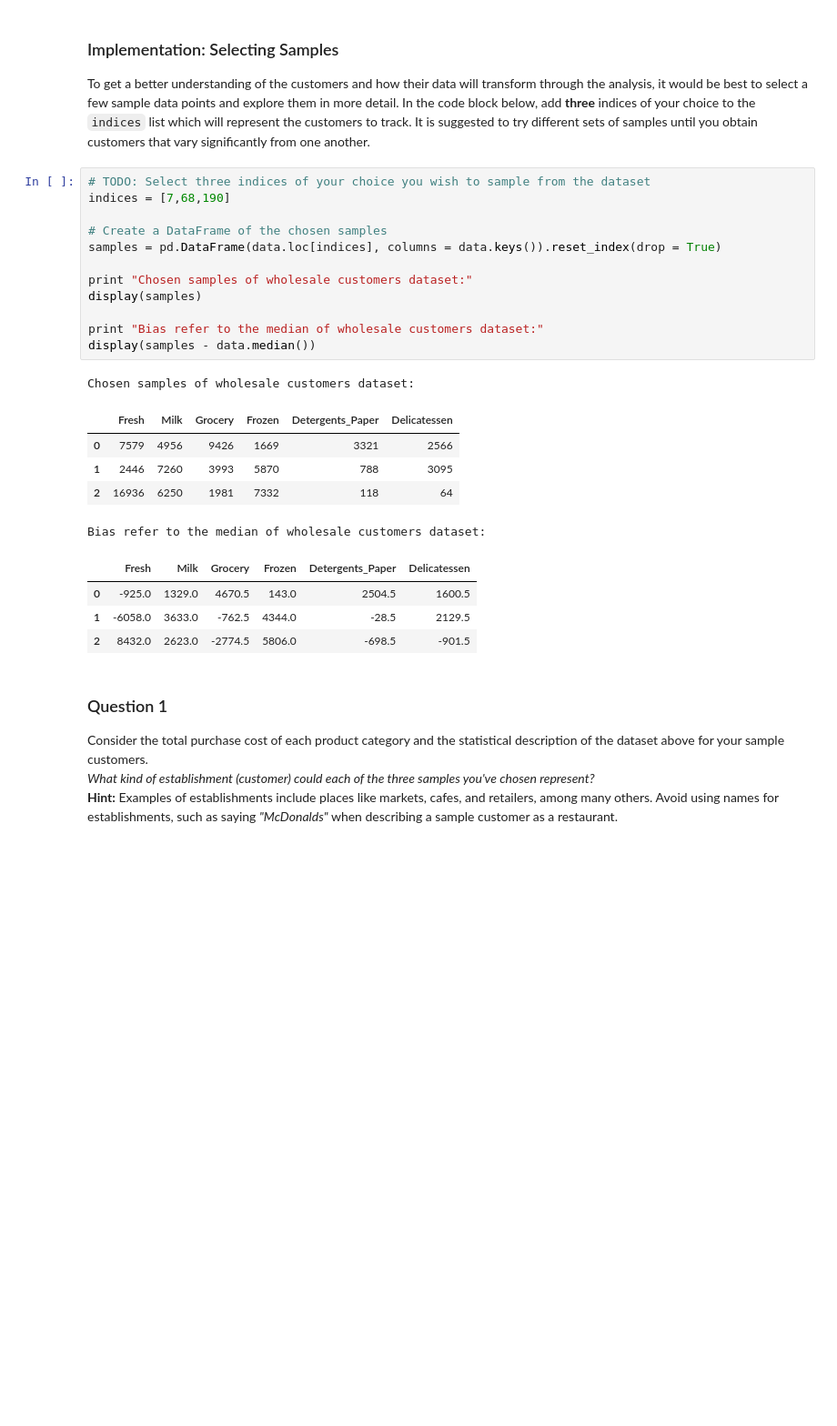
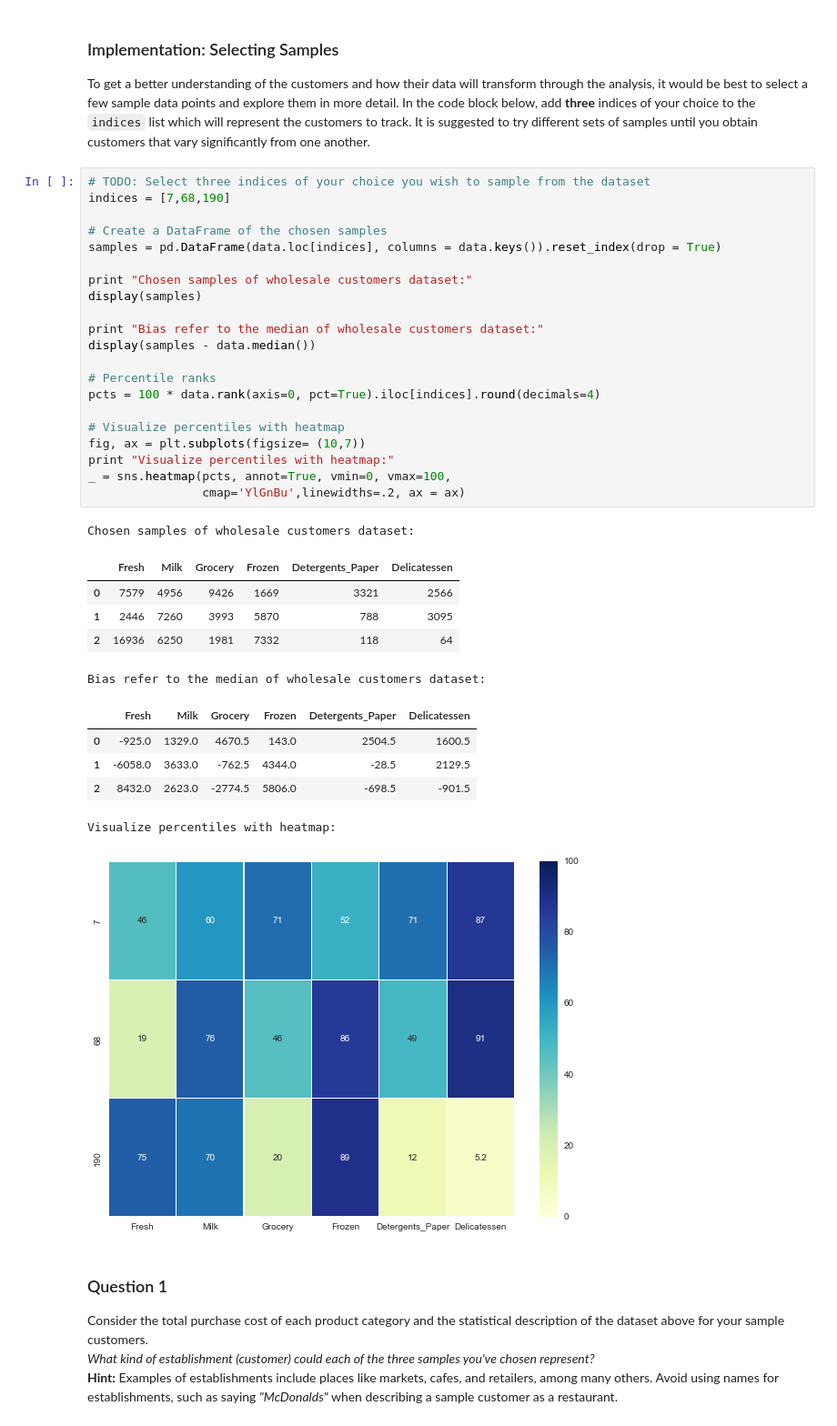
Before and after one commit to gwwang16/Machine-Learning, a Jupyter notebook: Projects/P3-Creating_Customer_Segments/customer_segments.ipynb, the cells around one changed output. Shown: that part at 91% size. Drawn from its saved outputs; the diff is of its cells as text; blank space fills up the shorter version.

```diff
--- a/Projects/P3-Creating_Customer_Segments/customer_segments.ipynb
+++ b/Projects/P3-Creating_Customer_Segments/customer_segments.ipynb
@@ -59,26 +61,37 @@ To get a better understanding of the customers and how their data will transform
 # %%
 # TODO: Select three indices of your choice you wish to sample from the dataset
 indices = [7,68,190]
 
 # Create a DataFrame of the chosen samples
 samples = pd.DataFrame(data.loc[indices], columns = data.keys()).reset_index(drop = True)
 
 print "Chosen samples of wholesale customers dataset:"
 display(samples)
 
 print "Bias refer to the median of wholesale customers dataset:"
 display(samples - data.median())
+
+# Percentile ranks
+pcts = 100 * data.rank(axis=0, pct=True).iloc[indices].round(decimals=4)
+
+# Visualize percentiles with heatmap
+fig, ax = plt.subplots(figsize= (10,7))
+print "Visualize percentiles with heatmap:"
+_ = sns.heatmap(pcts, annot=True, vmin=0, vmax=100,
+                cmap='YlGnBu',linewidths=.2, ax = ax)
 # %% [output]
 Chosen samples of wholesale customers dataset:
 |  | Fresh | Milk | Grocery | Frozen | Detergents_Paper | Delicatessen |
 | 0 | 7579 | 4956 | 9426 | 1669 | 3321 | 2566 |
 | 1 | 2446 | 7260 | 3993 | 5870 | 788 | 3095 |
 | 2 | 16936 | 6250 | 1981 | 7332 | 118 | 64 |
 Bias refer to the median of wholesale customers dataset:
 |  | Fresh | Milk | Grocery | Frozen | Detergents_Paper | Delicatessen |
 | 0 | -925.0 | 1329.0 | 4670.5 | 143.0 | 2504.5 | 1600.5 |
 | 1 | -6058.0 | 3633.0 | -762.5 | 4344.0 | -28.5 | 2129.5 |
 | 2 | 8432.0 | 2623.0 | -2774.5 | 5806.0 | -698.5 | -901.5 |
+Visualize percentiles with heatmap:
+[figure, added]
 # %% [markdown]
 ### Question 1
 Consider the total purchase cost of each product category and the statistical description of the dataset above for your sample customers.
```
Also changed, not shown: parts of 16 cells of this notebook, 1 other file.
